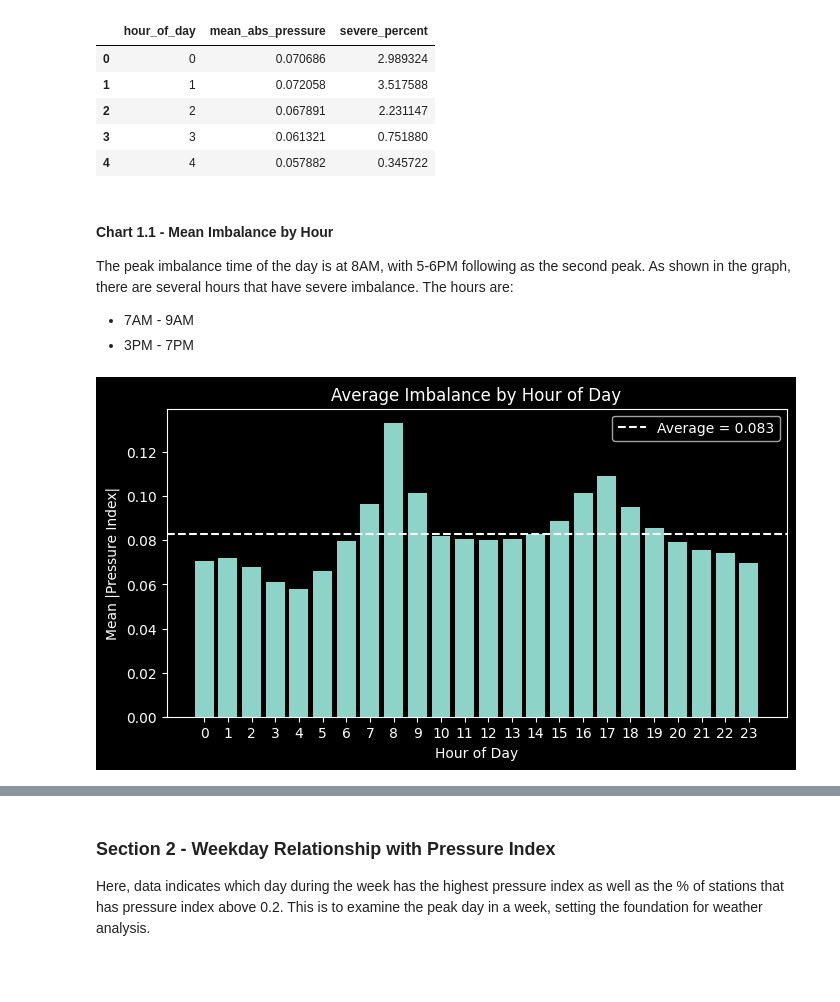
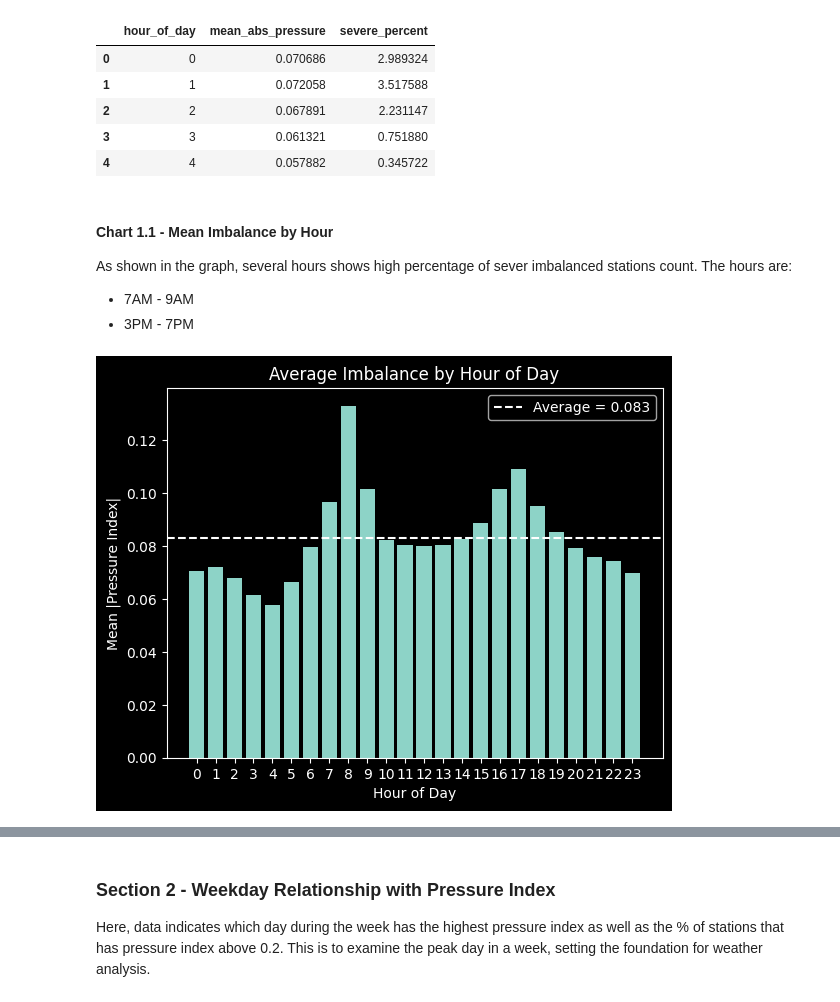
Before and after one commit to NicoleJin03/dsci510_spring2026_final_project, a Jupyter notebook: src/results.ipynb, the cells around one changed output, grey strips where cells are left out. Drawn from its saved outputs; the diff is of its cells as text; code cells hidden in the pictures; blank space fills up the shorter version.

Commit message:
refined analysis and update plots

```diff
--- a/src/results.ipynb
+++ b/src/results.ipynb
@@ -19,0 +20,9 @@ final_df.head()
+# %%
+final_df = pd.read_csv("../data/final_data.csv")
+
+final_df["pressure_index"] = pd.to_numeric(final_df["pressure_index"], errors="coerce")
+final_df = final_df.dropna(subset=["pressure_index"])
+
+print(final_df.shape)
+print(final_df.columns.tolist())
+final_df.head()
@@ -34,38 +51,10 @@ hourly_imbalance.head()
 | 4 | 4 | 0.057882 | 0.345722 |
 # %% [markdown]
 #### Chart 1.1 - Mean Imbalance by Hour
-
-The peak imbalance time of the day is at 8AM, with 5-6PM following as the second peak.
-As shown in the graph, there are several hours that have severe imbalance. The hours are:
+As shown in the graph, several hours shows high percentage of sever imbalanced stations count. The hours are:
 - 7AM - 9AM
 - 3PM - 7PM
 # %%
-import matplotlib.pyplot as plt
-
-plt.figure(figsize=(8,4))
-
-plt.bar(
-    hourly_imbalance["hour_of_day"],
-    hourly_imbalance["mean_abs_pressure"],
-)
-
-#Adding average line to showcase the peaks
-avg_value = hourly_imbalance["mean_abs_pressure"].mean()
-
-plt.axhline(
-    y=avg_value,
-    linestyle="--",
-    label=f"Average = {avg_value:.3f}",
-)
-
-plt.xlabel("Hour of Day")
-plt.ylabel("Mean |Pressure Index|")
-plt.title("Average Imbalance by Hour of Day")
-
-plt.xticks(range(24))
-plt.legend()
-
-plt.show()
-plt.close()
+plot_hourly_imbalance(hourly_imbalance, result_dir="../results", notebook_plot=True)
 # %% [output]
-[figure, old version]
+[figure, new version]
```
Also changed, not shown: parts of 33 cells of this notebook, 5 other files.
